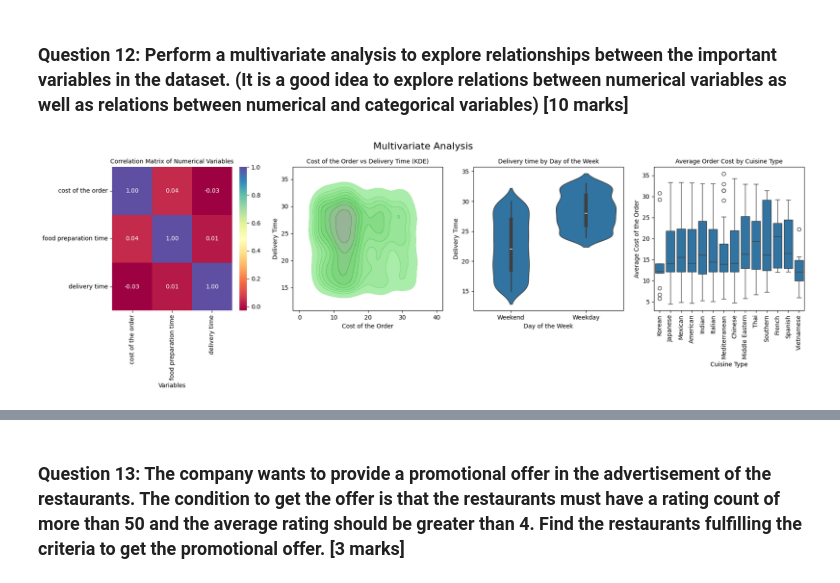
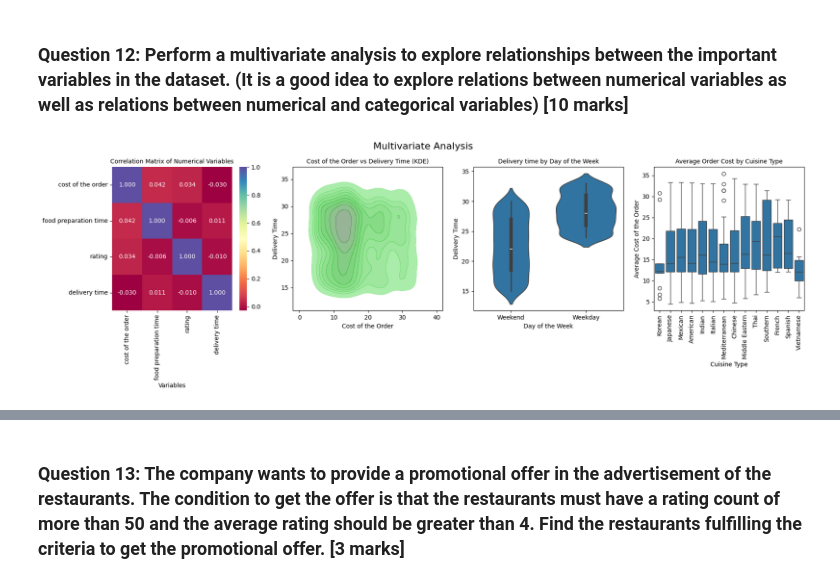
Before and after one commit to nagasayanak/AI_ML_Projects, a Jupyter notebook: Learner_Notebook_Full_Code.ipynb, the cells around one changed output, grey strips where cells are left out. Saved outputs shown, nothing was run; the diff lists cells and outputs as text; code cells hidden in the pictures.

```diff
--- a/Learner_Notebook_Full_Code.ipynb
+++ b/Learner_Notebook_Full_Code.ipynb
@@ -416,10 +437,10 @@ Top 3 customers with the most orders:
 fig3, axes3 = plt.subplots(1, 4, figsize=(18, 6))
 fig3.suptitle("Multivariate Analysis", fontsize=16)
 
-corr_matrix = data[["cost_of_the_order", "food_preparation_time", "delivery_time"]].corr()
+corr_matrix = data[["cost_of_the_order", "food_preparation_time","rating", "delivery_time"]].corr()
 
 # Plot heatmap
-sns.heatmap(corr_matrix, annot=True, cmap="Spectral", fmt=".2f", ax=axes3[0])
+sns.heatmap(corr_matrix, annot=True, cmap="Spectral", fmt=".3f", ax=axes3[0])
 axes3[0].set_title("Correlation Matrix of Numerical Variables", fontsize=10)
 axes3[0].set_xlabel("Variables")
 axes3[0].set_xticklabels([label.get_text().replace("_", " ") for label in axes3[0].get_xticklabels()], rotation=90, )
@@ -432,31 +453,31 @@ sns.kdeplot(
 	y=data["delivery_time"],
 	fill=True,
 	color="green",
 	alpha=0.5,
 	ax=axes3[1]
 )
 axes3[1].set_title("Cost of the Order vs Delivery Time (KDE)", fontsize=10)
 axes3[1].set_xlabel("Cost of the Order")
 axes3[1].set_ylabel("Delivery Time")
 
 sns.violinplot(data=data, x="day_of_the_week", y="delivery_time",ax=axes3[2])
 axes3[2].set_title("Delivery time by Day of the Week", fontsize=10)
 axes3[2].set_xlabel("Day of the Week")
 axes3[2].set_ylabel("Delivery Time")
 
 sns.boxplot(data=data, x="cuisine_type", y="cost_of_the_order", ax=axes3[3])
 axes3[3].set_title("Average Order Cost by Cuisine Type", fontsize=10)
 categories = data["cuisine_type"].unique()
 axes3[3].set_xlabel("Cuisine Type")
 #axes3[3].set_xticklabels(axes3[3].get_xticklabels(), rotation=90)
 axes3[3].set_xticks(range(len(categories)))
 
 # Set the tick labels with rotation, ensuring they match the categories
 axes3[3].set_xticklabels(categories, rotation=90)
 axes3[3].set_ylabel("Average Cost of the Order")
 axes3[3].set_xticks(range(len(axes3[3].get_xticklabels())))  # Ensure tick positions are set
 
 plt.tight_layout()
 plt.show()
 # %% [output]
-[figure, old version]
+[figure, new version]
```
Also changed, not shown: parts of 24 cells of this notebook.
